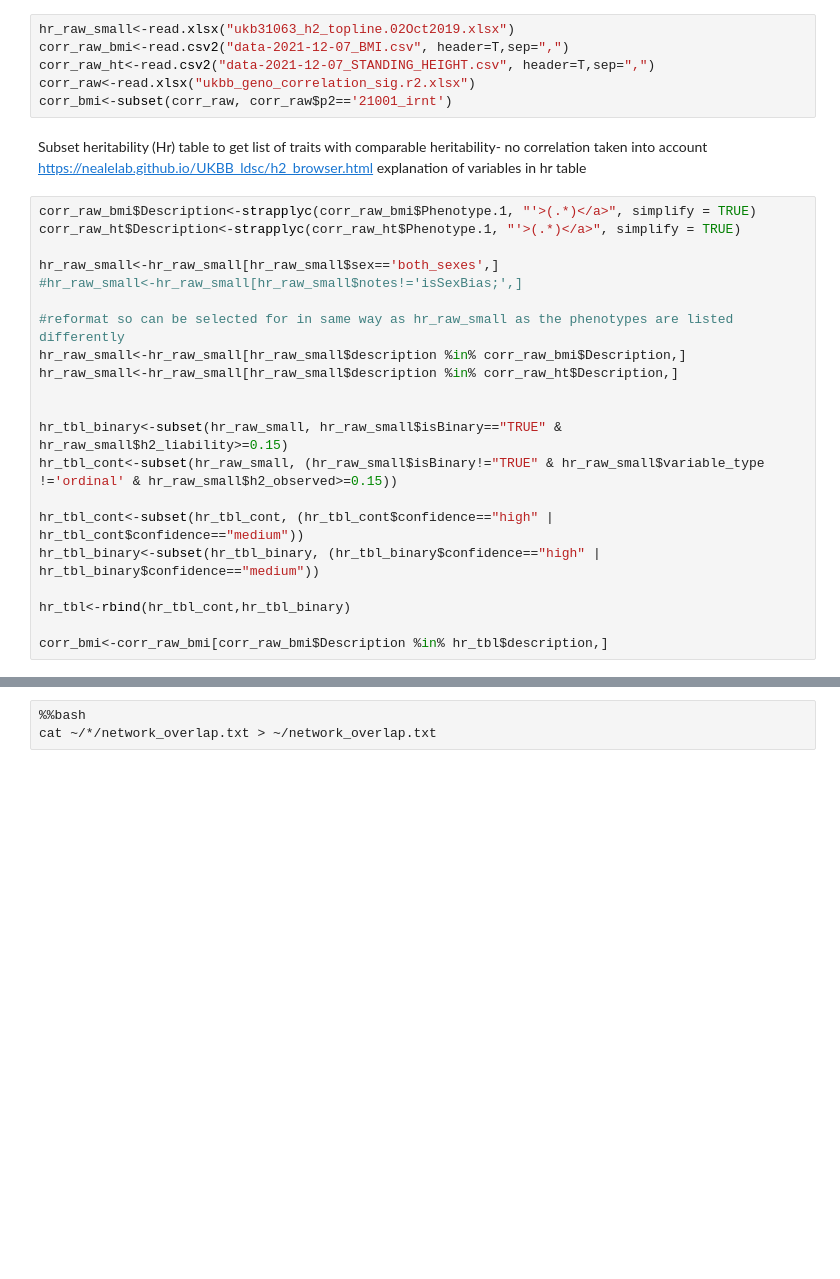
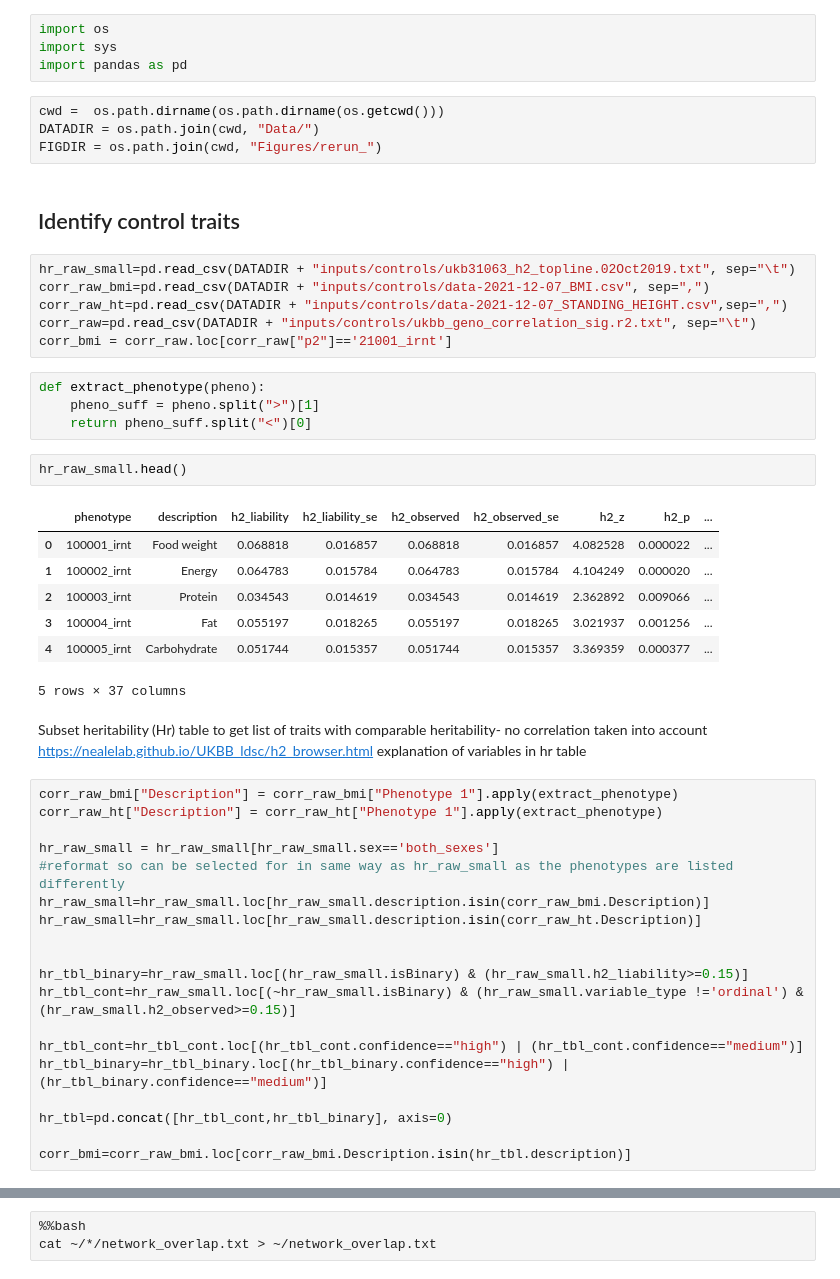
Before and after one commit to sarah-n-wright/CrossSpeciesBMI, a Jupyter notebook: Notebooks/Supplemental/Control_trait_evaluation.ipynb, the cells around one changed output, grey strips where cells are left out. Saved outputs shown, nothing was run; the diff lists cells and outputs as text; blank space fills up the shorter version.

Commit message:
Updated supplemental control notebook

```diff
--- a/Notebooks/Supplemental/control_trait_calculations_for_publication.ipynb
+++ b/Notebooks/Supplemental/Control_trait_evaluation.ipynb
@@ -16,32 +10,54 @@ all downloaded from the neale lab
+# %%
+import os
+import sys
+import pandas as pd
+# %%
+cwd =  os.path.dirname(os.path.dirname(os.getcwd()))
+DATADIR = os.path.join(cwd, "Data/")
+FIGDIR = os.path.join(cwd, "Figures/rerun_")
+# %% [markdown]
+## Identify control traits
 # %%
-hr_raw_small<-read.xlsx("ukb31063_h2_topline.02Oct2019.xlsx")
-corr_raw_bmi<-read.csv2("data-2021-12-07_BMI.csv", header=T,sep=",")
-corr_raw_ht<-read.csv2("data-2021-12-07_STANDING_HEIGHT.csv", header=T,sep=",")
-corr_raw<-read.xlsx("ukbb_geno_correlation_sig.r2.xlsx")
-corr_bmi<-subset(corr_raw, corr_raw$p2=='21001_irnt')
+hr_raw_small=pd.read_csv(DATADIR + "inputs/controls/ukb31063_h2_topline.02Oct2019.txt", sep="\t")
+corr_raw_bmi=pd.read_csv(DATADIR + "inputs/controls/data-2021-12-07_BMI.csv", sep=",")
+corr_raw_ht=pd.read_csv(DATADIR + "inputs/controls/data-2021-12-07_STANDING_HEIGHT.csv",sep=",")
+corr_raw=pd.read_csv(DATADIR + "inputs/controls/ukbb_geno_correlation_sig.r2.txt", sep="\t")
+corr_bmi = corr_raw.loc[corr_raw["p2"]=='21001_irnt']
+# %%
+def extract_phenotype(pheno):
+    pheno_suff = pheno.split(">")[1]
+    return pheno_suff.split("<")[0]
+# %%
+hr_raw_small.head()
+# %% [output]
+|  | phenotype | description | h2_liability | h2_liability_se | h2_observed | h2_observed_se | h2_z | h2_p | ... |
+| 0 | 100001_irnt | Food weight | 0.068818 | 0.016857 | 0.068818 | 0.016857 | 4.082528 | 0.000022 | ... |
+| 1 | 100002_irnt | Energy | 0.064783 | 0.015784 | 0.064783 | 0.015784 | 4.104249 | 0.000020 | ... |
+| 2 | 100003_irnt | Protein | 0.034543 | 0.014619 | 0.034543 | 0.014619 | 2.362892 | 0.009066 | ... |
+| 3 | 100004_irnt | Fat | 0.055197 | 0.018265 | 0.055197 | 0.018265 | 3.021937 | 0.001256 | ... |
+| 4 | 100005_irnt | Carbohydrate | 0.051744 | 0.015357 | 0.051744 | 0.015357 | 3.369359 | 0.000377 | ... |
+5 rows × 37 columns
 # %% [markdown]
 Subset heritability (Hr) table to get list of traits with comparable heritability- no correlation taken into account
 https://nealelab.github.io/UKBB_ldsc/h2_browser.html
 explanation of variables in hr table
 # %%
-corr_raw_bmi$Description<-strapplyc(corr_raw_bmi$Phenotype.1, "'>(.*)</a>", simplify = TRUE)
-corr_raw_ht$Description<-strapplyc(corr_raw_ht$Phenotype.1, "'>(.*)</a>", simplify = TRUE)
+corr_raw_bmi["Description"] = corr_raw_bmi["Phenotype 1"].apply(extract_phenotype)
+corr_raw_ht["Description"] = corr_raw_ht["Phenotype 1"].apply(extract_phenotype)
 
-hr_raw_small<-hr_raw_small[hr_raw_small$sex=='both_sexes',]
-#hr_raw_small<-hr_raw_small[hr_raw_small$notes!='isSexBias;',]
-
+hr_raw_small = hr_raw_small[hr_raw_small.sex=='both_sexes']
 #reformat so can be selected for in same way as hr_raw_small as the phenotypes are listed differently
-hr_raw_small<-hr_raw_small[hr_raw_small$description %in% corr_raw_bmi$Description,]
-hr_raw_small<-hr_raw_small[hr_raw_small$description %in% corr_raw_ht$Description,]
+hr_raw_small=hr_raw_small.loc[hr_raw_small.description.isin(corr_raw_bmi.Description)]
+hr_raw_small=hr_raw_small.loc[hr_raw_small.description.isin(corr_raw_ht.Description)]
 
 
-hr_tbl_binary<-subset(hr_raw_small, hr_raw_small$isBinary=="TRUE" & hr_raw_small$h2_liability>=0.15)
-hr_tbl_cont<-subset(hr_raw_small, (hr_raw_small$isBinary!="TRUE" & hr_raw_small$variable_type !='ordinal' & hr_raw_small$h2_observed>=0.15))
+hr_tbl_binary=hr_raw_small.loc[(hr_raw_small.isBinary) & (hr_raw_small.h2_liability>=0.15)]
+hr_tbl_cont=hr_raw_small.loc[(~hr_raw_small.isBinary) & (hr_raw_small.variable_type !='ordinal') & (hr_raw_small.h2_observed>=0.15)]
 
-hr_tbl_cont<-subset(hr_tbl_cont, (hr_tbl_cont$confidence=="high" | hr_tbl_cont$confidence=="medium"))
-hr_tbl_binary<-subset(hr_tbl_binary, (hr_tbl_binary$confidence=="high" | hr_tbl_binary$confidence=="medium"))
+hr_tbl_cont=hr_tbl_cont.loc[(hr_tbl_cont.confidence=="high") | (hr_tbl_cont.confidence=="medium")]
+hr_tbl_binary=hr_tbl_binary.loc[(hr_tbl_binary.confidence=="high") | (hr_tbl_binary.confidence=="medium")]
 
-hr_tbl<-rbind(hr_tbl_cont,hr_tbl_binary)
+hr_tbl=pd.concat([hr_tbl_cont,hr_tbl_binary], axis=0)
 
-corr_bmi<-corr_raw_bmi[corr_raw_bmi$Description %in% hr_tbl$description,]
+corr_bmi=corr_raw_bmi.loc[corr_raw_bmi.Description.isin(hr_tbl.description)]
 # %% [markdown]
```
Also changed, not shown: parts of 38 cells of this notebook, 2 other files.
